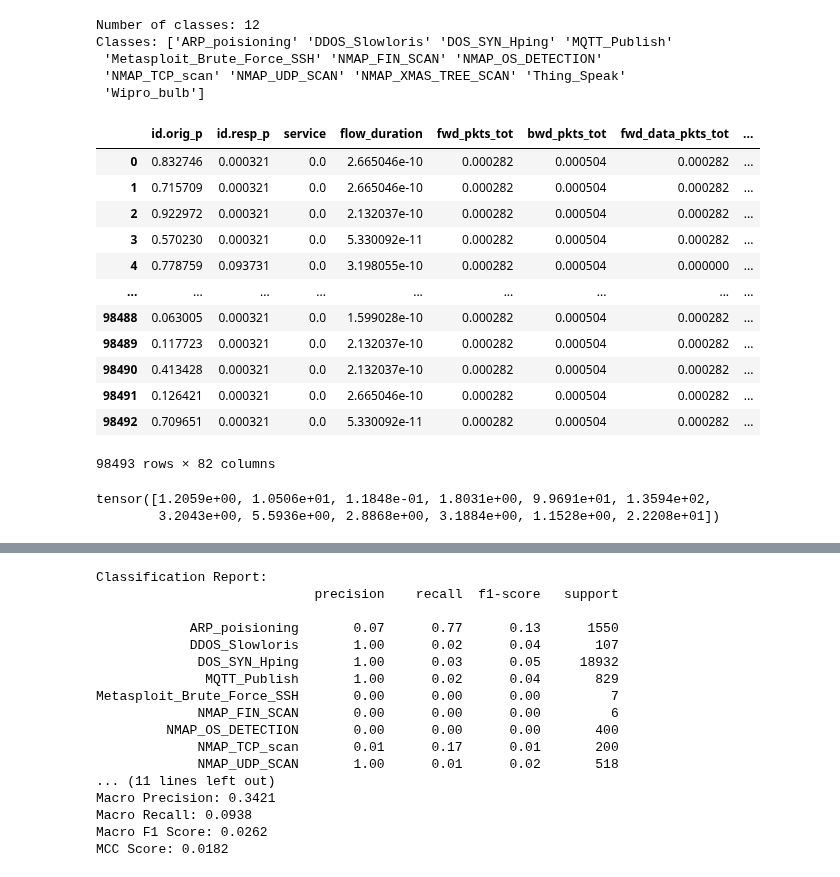
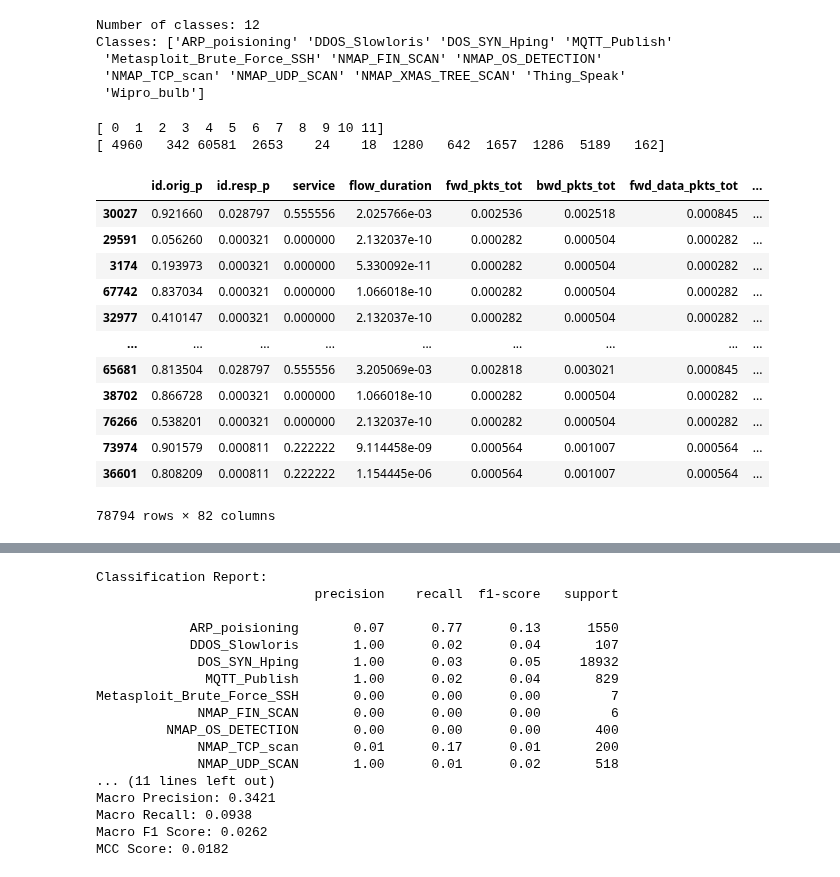
Before and after one commit to wiIliu/IoT-AI-IDSs-edge-testing, a Jupyter notebook: 1dcnn_multi copy.ipynb, the cells around one changed output, grey strips where cells are left out. Saved outputs shown, nothing was run; the diff lists cells and outputs as text; code cells hidden in the pictures.

```diff
--- a/1dcnn_multi copy.ipynb
+++ b/1dcnn_multi copy.ipynb
@@ -85,20 +84,41 @@ Classes: ['ARP_poisioning' 'DDOS_Slowloris' 'DOS_SYN_Hping' 'MQTT_Publish'
  'Metasploit_Brute_Force_SSH' 'NMAP_FIN_SCAN' 'NMAP_OS_DETECTION'
  'NMAP_TCP_scan' 'NMAP_UDP_SCAN' 'NMAP_XMAS_TREE_SCAN' 'Thing_Speak'
  'Wipro_bulb']
-# %%
-X_train
-# %% [output]
-|  | id.orig_p | id.resp_p | service | flow_duration | fwd_pkts_tot | bwd_pkts_tot | fwd_data_pkts_tot | ... |
-| 0 | 0.832746 | 0.000321 | 0.0 | 2.665046e-10 | 0.000282 | 0.000504 | 0.000282 | ... |
-| 1 | 0.715709 | 0.000321 | 0.0 | 2.665046e-10 | 0.000282 | 0.000504 | 0.000282 | ... |
-| 2 | 0.922972 | 0.000321 | 0.0 | 2.132037e-10 | 0.000282 | 0.000504 | 0.000282 | ... |
-| 3 | 0.570230 | 0.000321 | 0.0 | 5.330092e-11 | 0.000282 | 0.000504 | 0.000282 | ... |
-| 4 | 0.778759 | 0.093731 | 0.0 | 3.198055e-10 | 0.000282 | 0.000504 | 0.000000 | ... |
-| ... | ... | ... | ... | ... | ... | ... | ... | ... |
-| 98488 | 0.063005 | 0.000321 | 0.0 | 1.599028e-10 | 0.000282 | 0.000504 | 0.000282 | ... |
-| 98489 | 0.117723 | 0.000321 | 0.0 | 2.132037e-10 | 0.000282 | 0.000504 | 0.000282 | ... |
-| 98490 | 0.413428 | 0.000321 | 0.0 | 2.132037e-10 | 0.000282 | 0.000504 | 0.000282 | ... |
-| 98491 | 0.126421 | 0.000321 | 0.0 | 2.665046e-10 | 0.000282 | 0.000504 | 0.000282 | ... |
-| 98492 | 0.709651 | 0.000321 | 0.0 | 5.330092e-11 | 0.000282 | 0.000504 | 0.000282 | ... |
-98493 rows × 82 columns
+# %%
+X_train, X_val, y_train, y_val = train_test_split(
+    X_train, y_train, test_size=0.2, random_state=42, stratify=y_train
+)
+# %%
+values, counts = np.unique(y_train, return_counts=True)
+print(values)
+print(counts)
+# %% [output]
+[ 0  1  2  3  4  5  6  7  8  9 10 11]
+[ 4960   342 60581  2653    24    18  1280   642  1657  1286  5189   162]
+# %%
+# put the ports back to one col.
+mapping = {
+    (1,0): 'icmp',
+    (0,1): 'tcp',
+    (0,0): 'udp'
+}
+
+X_train['port'] = list(zip(X_train.proto_icmp, X_train.proto_tcp))
+X_train['port'] = X_train['port'].map(mapping)
+X_train = X_train.drop(['proto_icmp','proto_tcp'],axis=1)
+X_train
+# %% [output]
+|  | id.orig_p | id.resp_p | service | flow_duration | fwd_pkts_tot | bwd_pkts_tot | fwd_data_pkts_tot | ... |
+| 30027 | 0.921660 | 0.028797 | 0.555556 | 2.025766e-03 | 0.002536 | 0.002518 | 0.000845 | ... |
+| 29591 | 0.056260 | 0.000321 | 0.000000 | 2.132037e-10 | 0.000282 | 0.000504 | 0.000282 | ... |
+| 3174 | 0.193973 | 0.000321 | 0.000000 | 5.330092e-11 | 0.000282 | 0.000504 | 0.000282 | ... |
+| 67742 | 0.837034 | 0.000321 | 0.000000 | 1.066018e-10 | 0.000282 | 0.000504 | 0.000282 | ... |
+| 32977 | 0.410147 | 0.000321 | 0.000000 | 2.132037e-10 | 0.000282 | 0.000504 | 0.000282 | ... |
+| ... | ... | ... | ... | ... | ... | ... | ... | ... |
+| 65681 | 0.813504 | 0.028797 | 0.555556 | 3.205069e-03 | 0.002818 | 0.003021 | 0.000845 | ... |
+| 38702 | 0.866728 | 0.000321 | 0.000000 | 1.066018e-10 | 0.000282 | 0.000504 | 0.000282 | ... |
+| 76266 | 0.538201 | 0.000321 | 0.000000 | 2.132037e-10 | 0.000282 | 0.000504 | 0.000282 | ... |
+| 73974 | 0.901579 | 0.000811 | 0.222222 | 9.114458e-09 | 0.000564 | 0.001007 | 0.000564 | ... |
+| 36601 | 0.808209 | 0.000811 | 0.222222 | 1.154445e-06 | 0.000564 | 0.001007 | 0.000564 | ... |
+78794 rows × 82 columns
 # %%
@@ -126,27 +156,5 @@ y_test_tensor = torch.tensor(y_test, dtype=torch.long)
 # %%
-# X_train_tensor = X_train_tensor.unsqueeze(1)
+X_train_tensor = X_train_tensor.unsqueeze(1)
 X_test_tensor = X_test_tensor.unsqueeze(1)
-
-
-from sklearn.utils.class_weight import compute_class_weight
-w = torch.tensor(compute_class_weight(class_weight='balanced',classes=np.unique(y_train_res), y=y_train_res), dtype=torch.float)
-print(w)
-
-
-from sklearn.model_selection import StratifiedKFold
-
-def make_stratified_dataloader(X, y, batch_size=64, n_splits=50):
-    skf = StratifiedKFold(n_splits=n_splits, shuffle=True, random_state=42)
-    loaders = []
-    for _, batch_id in skf.split(X, y):
-        batch_dataset = TensorDataset(X[batch_id], y[batch_id])
-        batch_loader = DataLoader(batch_dataset, batch_size=len(batch_id), shuffle=False)
-        loaders.append(batch_loader)
-
-    return loaders
-
-train_loaders = make_stratified_dataloader(X_train_tensor,y_train_tensor, batch_size=64)
+X_val_tensor = X_val_tensor.unsqueeze(1)
-# %% [output]
-tensor([1.2059e+00, 1.0506e+01, 1.1848e-01, 1.8031e+00, 9.9691e+01, 1.3594e+02,
-        3.2043e+00, 5.5936e+00, 2.8868e+00, 3.1884e+00, 1.1528e+00, 2.2208e+01])
 # %%
```
Also changed, not shown: parts of 20 cells of this notebook, 4 other files.
